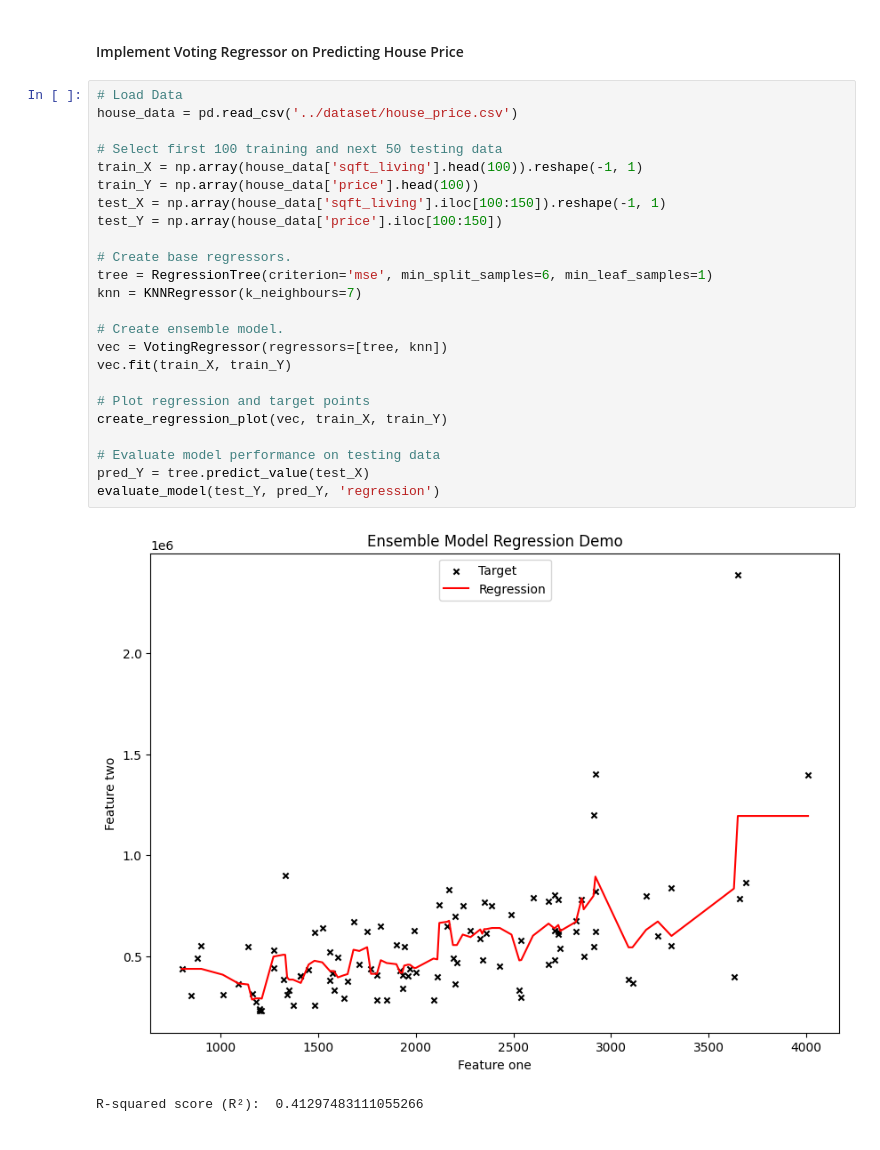
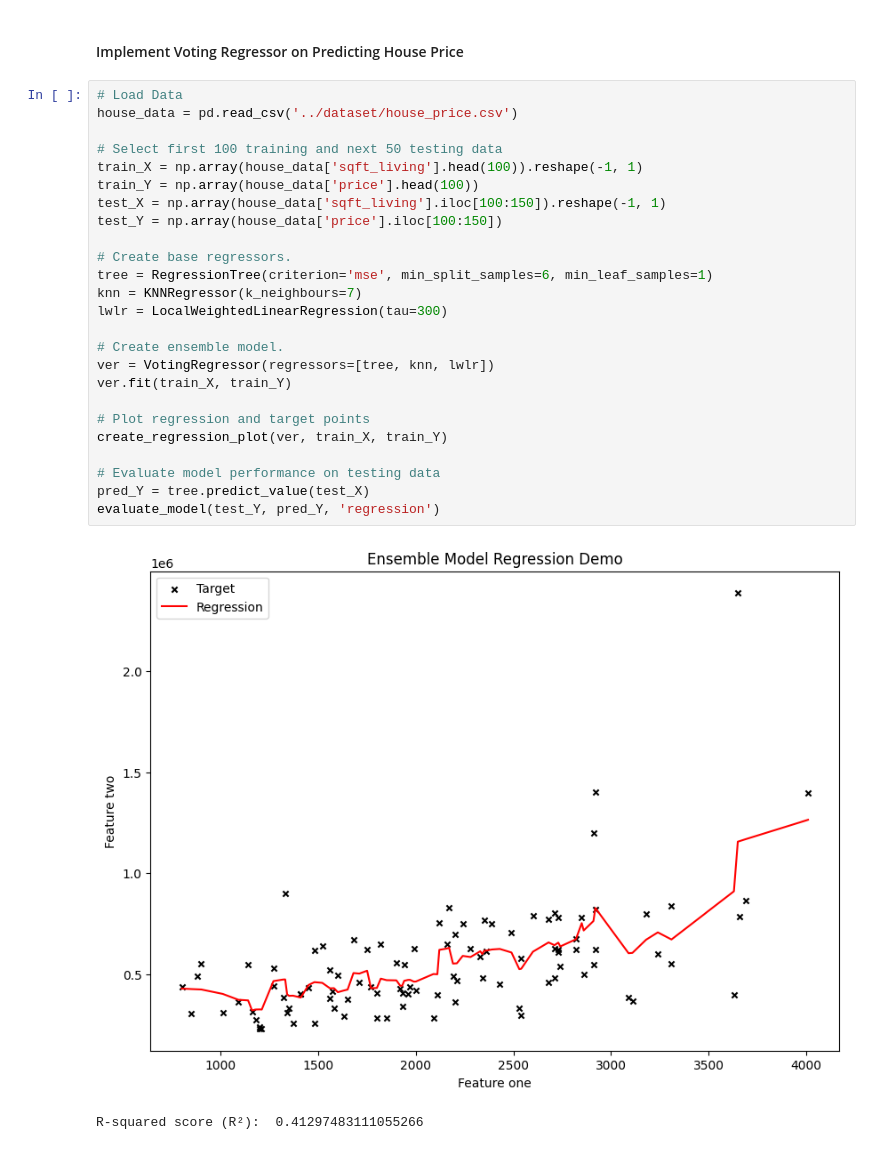
Before and after one commit to XingshengXu/Machine-Learning-Projects, a Jupyter notebook: Ensemble Learning/Voting_Ensembles_demo.ipynb, the cells around one changed output. Drawn from its saved outputs; the diff is of its cells as text.

```diff
--- a/Ensemble Learning/Voting_Ensembles_demo.ipynb
+++ b/Ensemble Learning/Voting_Ensembles_demo.ipynb
@@ -153,27 +209,28 @@ create_regression_plot(vec, X, y)
 # %%
 # Load Data
 house_data = pd.read_csv('../dataset/house_price.csv')
 
 # Select first 100 training and next 50 testing data
 train_X = np.array(house_data['sqft_living'].head(100)).reshape(-1, 1)
 train_Y = np.array(house_data['price'].head(100))
 test_X = np.array(house_data['sqft_living'].iloc[100:150]).reshape(-1, 1)
 test_Y = np.array(house_data['price'].iloc[100:150])
 
 # Create base regressors.
 tree = RegressionTree(criterion='mse', min_split_samples=6, min_leaf_samples=1)
 knn = KNNRegressor(k_neighbours=7)
+lwlr = LocalWeightedLinearRegression(tau=300)
 
 # Create ensemble model.
-vec = VotingRegressor(regressors=[tree, knn])
-vec.fit(train_X, train_Y)
+ver = VotingRegressor(regressors=[tree, knn, lwlr])
+ver.fit(train_X, train_Y)
 
 # Plot regression and target points
-create_regression_plot(vec, train_X, train_Y)
+create_regression_plot(ver, train_X, train_Y)
 
 # Evaluate model performance on testing data
 pred_Y = tree.predict_value(test_X)
 evaluate_model(test_Y, pred_Y, 'regression')
 # %% [output]
-[figure, old version]
+[figure, new version]
 R-squared score (R²):  0.41297483111055266
```
Also changed, not shown: parts of 6 cells of this notebook, 4 other files.
